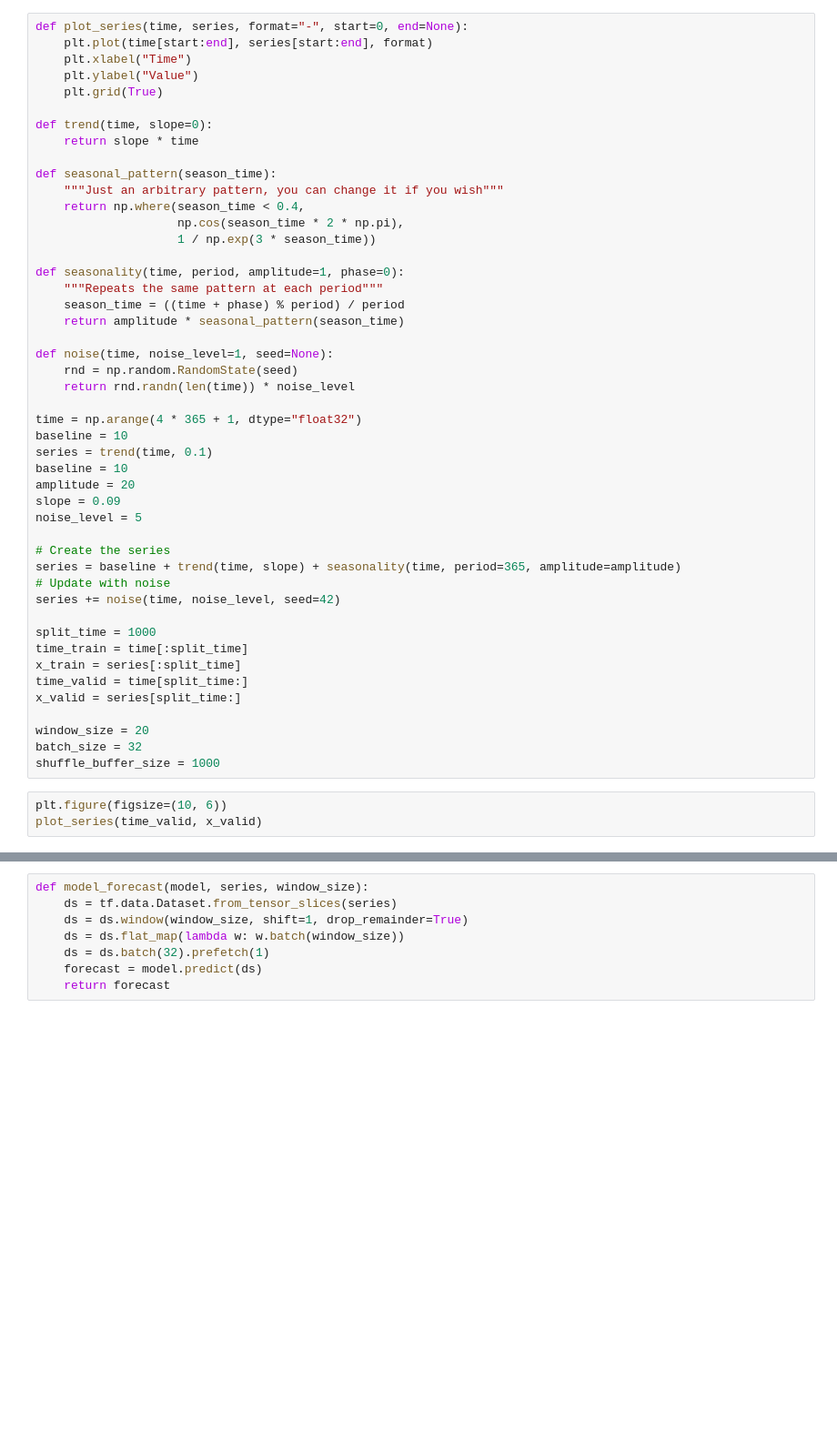
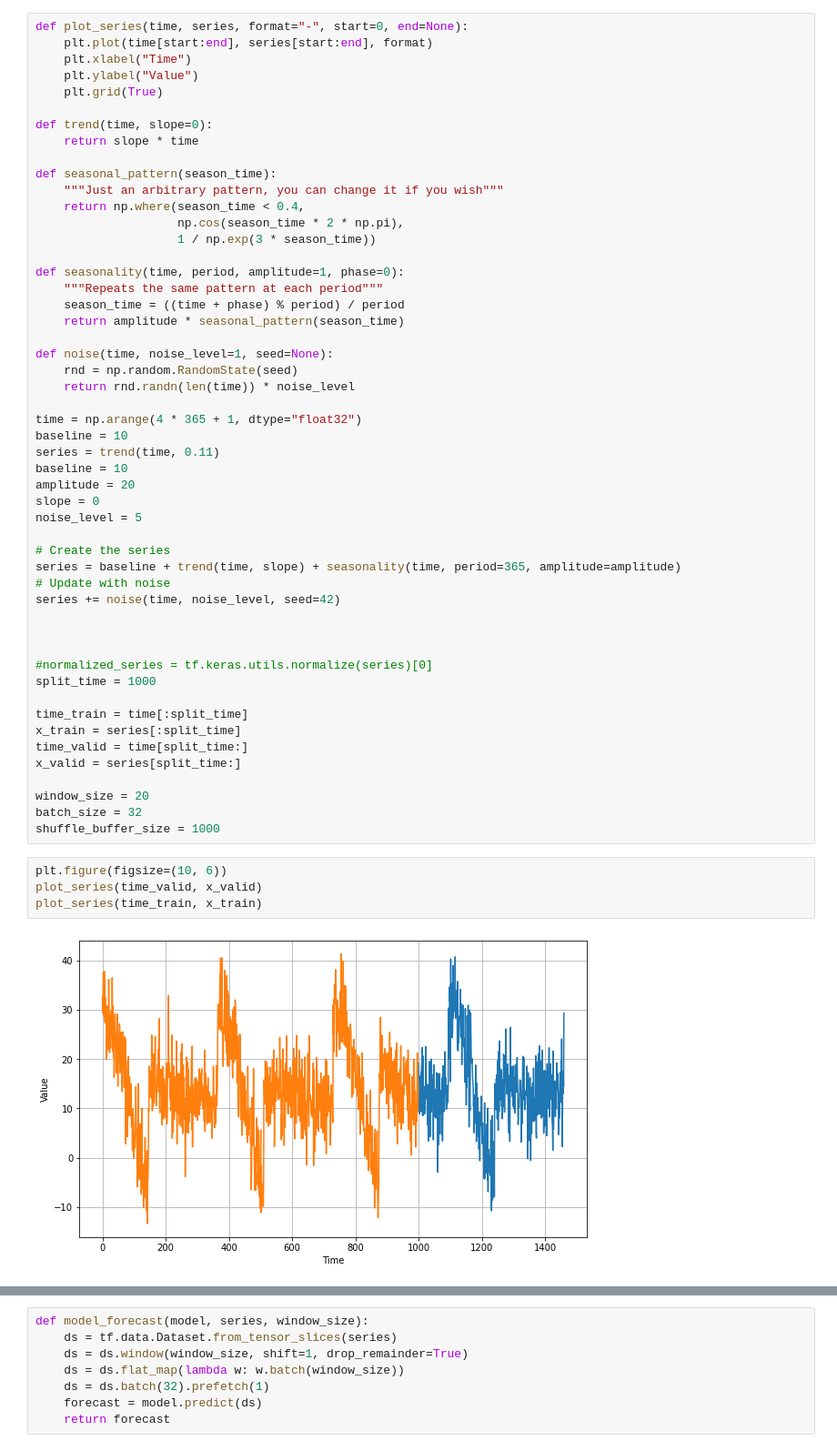
Before and after one commit to lmoroney/tfbook, a Jupyter notebook: chapter11/rnn_timeseries.ipynb, the cells around one changed output, grey strips where cells are left out. Shown at 91% size. Saved outputs shown, nothing was run; the diff lists cells and outputs as text; blank space fills up the shorter version.

```diff
--- a/chapter11/rnn_timeseries.ipynb
+++ b/chapter11/rnn_timeseries.ipynb
@@ -38,10 +42,10 @@ def noise(time, noise_level=1, seed=None):
 
 time = np.arange(4 * 365 + 1, dtype="float32")
 baseline = 10
-series = trend(time, 0.1)
+series = trend(time, 0.11)
 baseline = 10
 amplitude = 20
-slope = 0.09
+slope = 0
 noise_level = 5
 
 # Create the series
@@ -49,7 +53,11 @@ series = baseline + trend(time, slope) + seasonality(time, period=365, amplitude
 # Update with noise
 series += noise(time, noise_level, seed=42)
 
+
+
+#normalized_series = tf.keras.utils.normalize(series)[0]
 split_time = 1000
+
 time_train = time[:split_time]
 x_train = series[:split_time]
 time_valid = time[split_time:]
@@ -61,5 +69,8 @@ shuffle_buffer_size = 1000
 # %%
 plt.figure(figsize=(10, 6))
 plot_series(time_valid, x_valid)
+plot_series(time_train, x_train)
+# %% [output]
+[figure, added]
 # %%
 def windowed_dataset(series, window_size, batch_size, shuffle_buffer):
```
Also changed, not shown: parts of 8 cells of this notebook.
